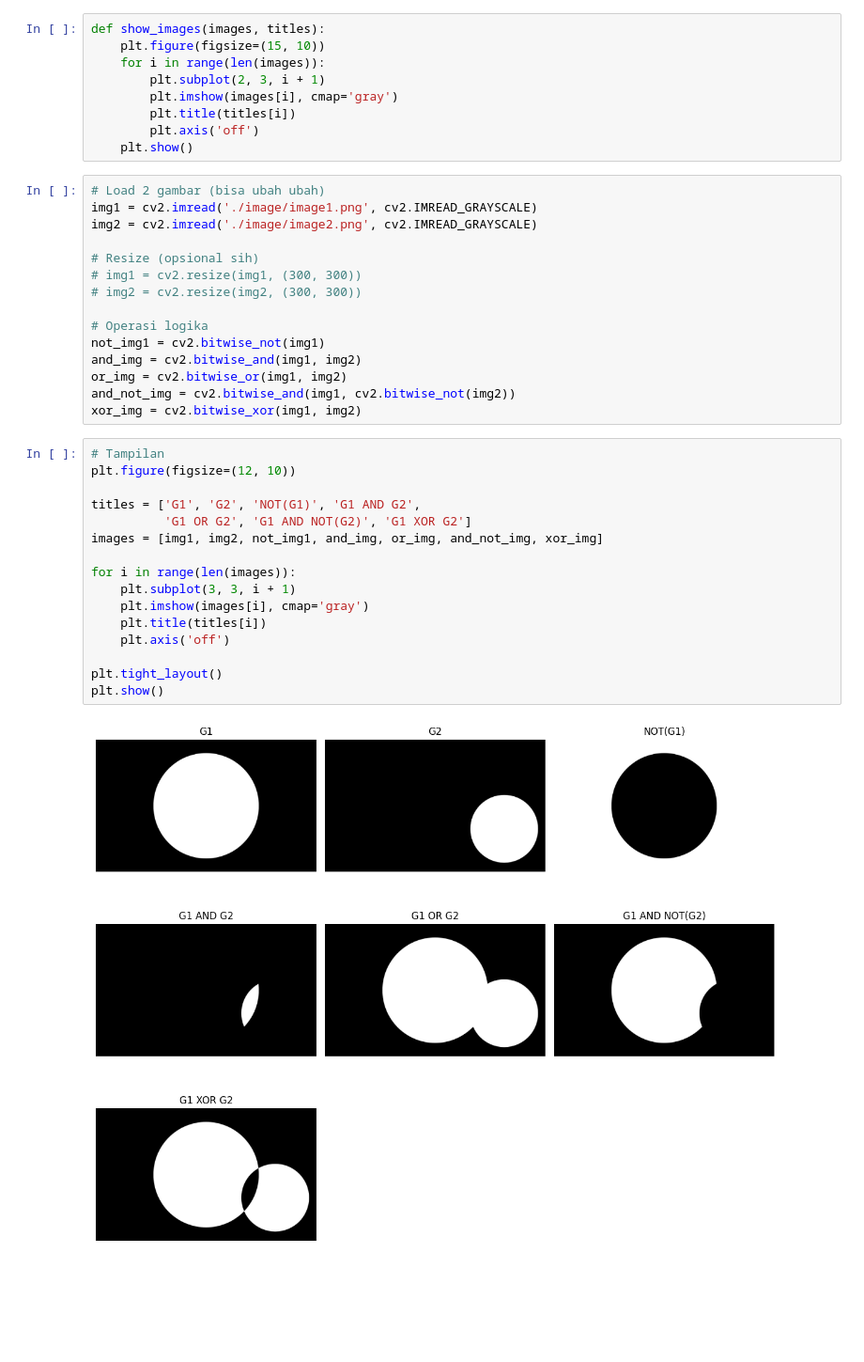
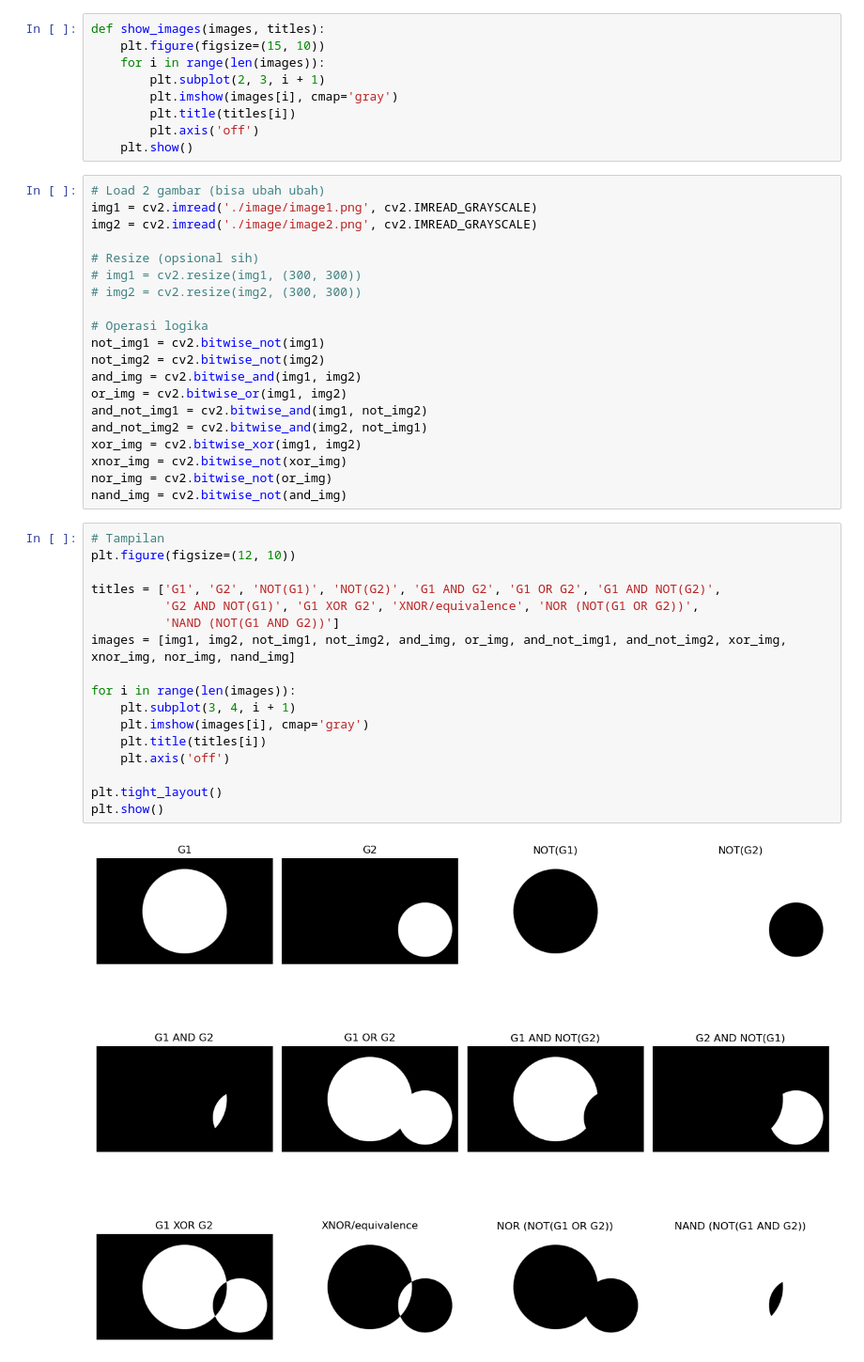
Before and after one commit to SyafiqMSI/image-operations-pcd, a Jupyter notebook: notebook.ipynb, the cells around one changed output. Shown: that part at 94% size. Saved outputs shown, nothing was run; the diff lists cells and outputs as text; blank space fills up the shorter version.

```diff
--- a/notebook.ipynb
+++ b/notebook.ipynb
@@ -27,28 +27,34 @@ img2 = cv2.imread('./image/image2.png', cv2.IMREAD_GRAYSCALE)
 
 # Operasi logika
 not_img1 = cv2.bitwise_not(img1)
+not_img2 = cv2.bitwise_not(img2)
 and_img = cv2.bitwise_and(img1, img2)
 or_img = cv2.bitwise_or(img1, img2)
-and_not_img = cv2.bitwise_and(img1, cv2.bitwise_not(img2))
+and_not_img1 = cv2.bitwise_and(img1, not_img2)
+and_not_img2 = cv2.bitwise_and(img2, not_img1)
 xor_img = cv2.bitwise_xor(img1, img2)
+xnor_img = cv2.bitwise_not(xor_img)
+nor_img = cv2.bitwise_not(or_img)
+nand_img = cv2.bitwise_not(and_img)
 # %%
 # Tampilan
 plt.figure(figsize=(12, 10))
 
-titles = ['G1', 'G2', 'NOT(G1)', 'G1 AND G2',
-          'G1 OR G2', 'G1 AND NOT(G2)', 'G1 XOR G2']
-images = [img1, img2, not_img1, and_img, or_img, and_not_img, xor_img]
+titles = ['G1', 'G2', 'NOT(G1)', 'NOT(G2)', 'G1 AND G2', 'G1 OR G2', 'G1 AND NOT(G2)',
+          'G2 AND NOT(G1)', 'G1 XOR G2', 'XNOR/equivalence', 'NOR (NOT(G1 OR G2))',
+          'NAND (NOT(G1 AND G2))']
+images = [img1, img2, not_img1, not_img2, and_img, or_img, and_not_img1, and_not_img2, xor_img, xnor_img, nor_img, nand_img]
 
 for i in range(len(images)):
-    plt.subplot(3, 3, i + 1)
+    plt.subplot(3, 4, i + 1)
     plt.imshow(images[i], cmap='gray')
     plt.title(titles[i])
     plt.axis('off')
 
 plt.tight_layout()
 plt.show()
 # %% [output]
-[figure, old version]
+[figure, new version]
 # %%
 # Simpen gambar (opsional)
 cv2.imwrite('./output/not_image1.png', not_img1)
```
Also changed, not shown: parts of 3 cells of this notebook, 6 other files.
